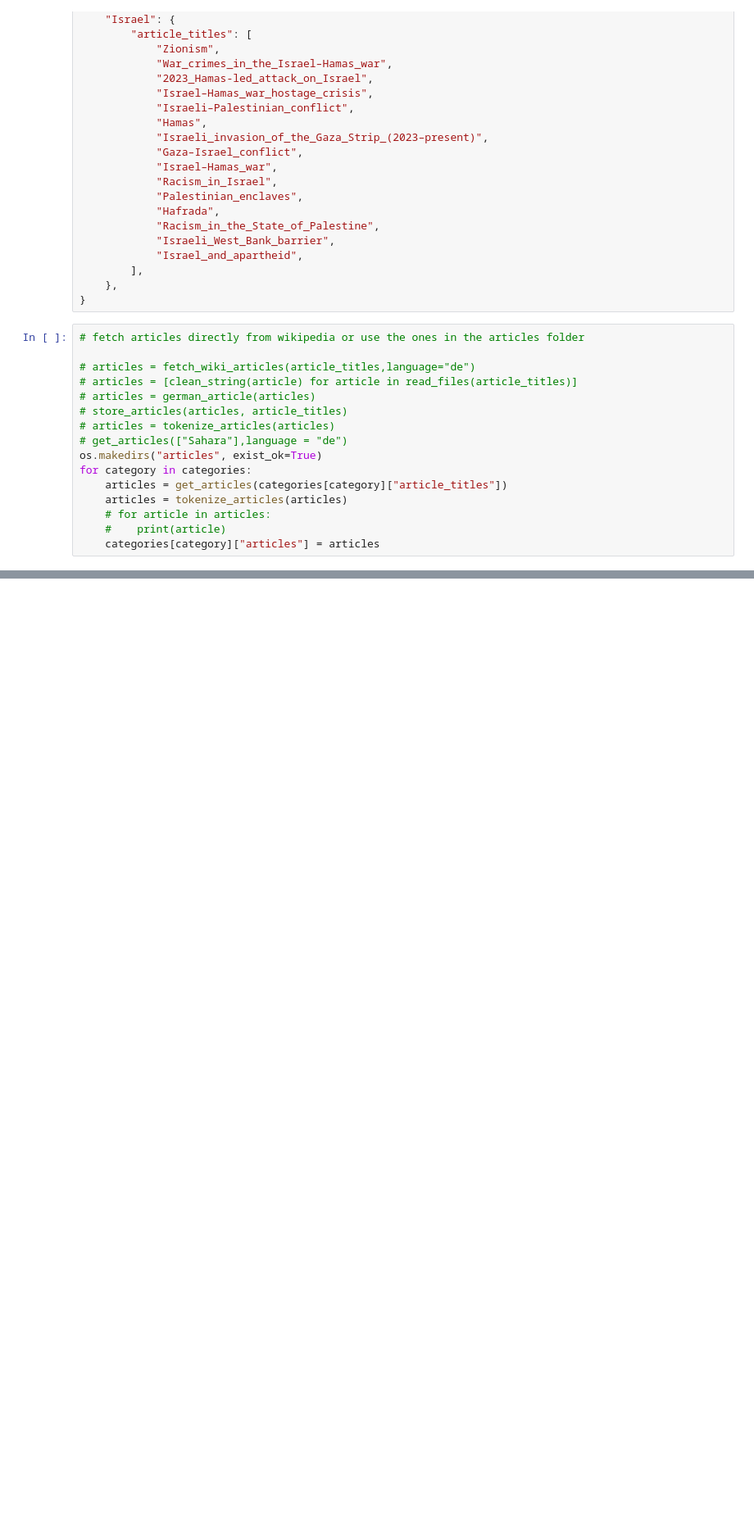
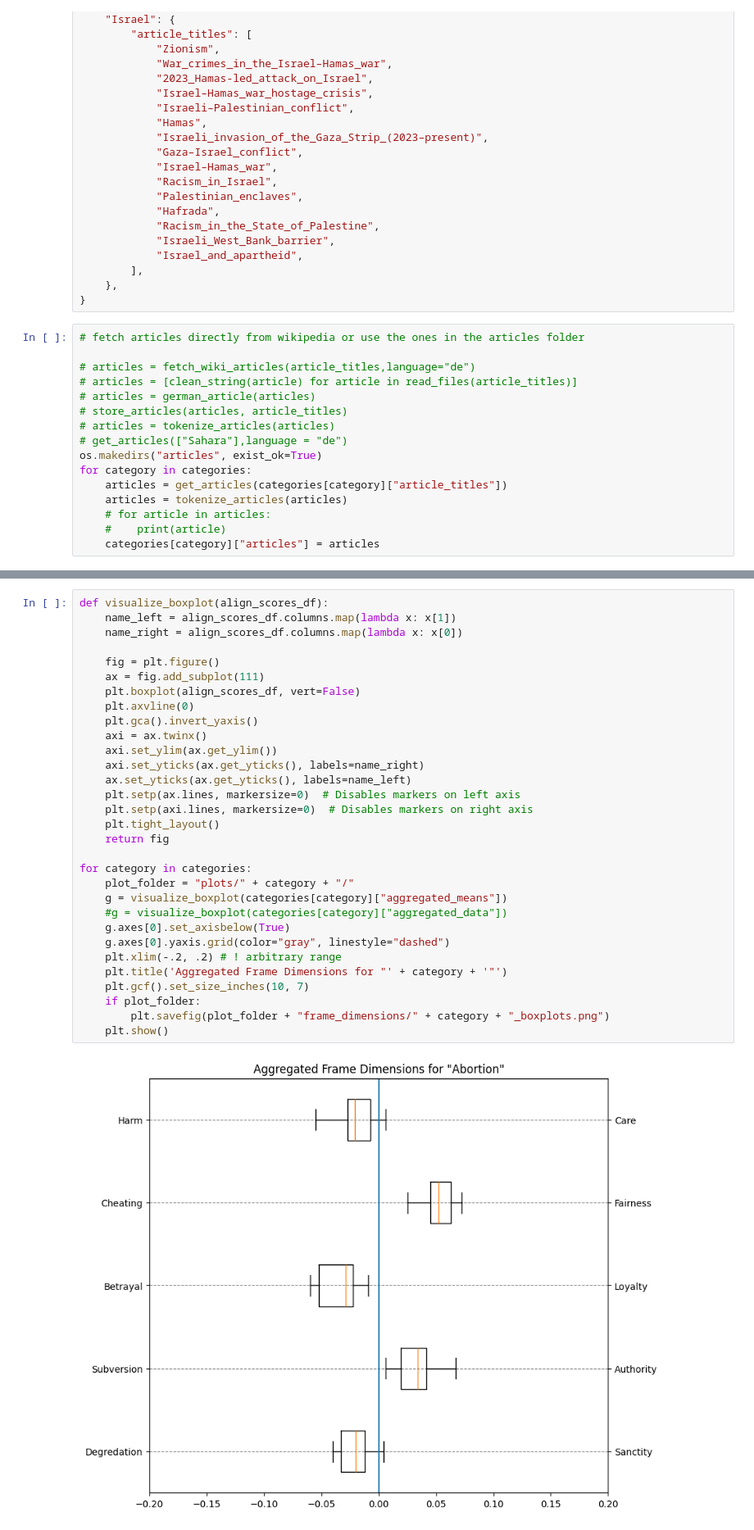
Before and after one commit to NicoOhler/wikipedia_framing_analysis, a Jupyter notebook: test.ipynb, the cells around one changed output, grey strips where cells are left out. Shown at 82% size. Drawn from its saved outputs; the diff is of its cells as text; blank space fills up the shorter version.

Commit message:
Visualize multiple articles using boxplots

```diff
--- a/test.ipynb
+++ b/test.ipynb
@@ -314,0 +330,33 @@ for category in categories:
+# %%
+def visualize_boxplot(align_scores_df):
+    name_left = align_scores_df.columns.map(lambda x: x[1])
+    name_right = align_scores_df.columns.map(lambda x: x[0])
+
+    fig = plt.figure()
+    ax = fig.add_subplot(111)
+    plt.boxplot(align_scores_df, vert=False)
+    plt.axvline(0)
+    plt.gca().invert_yaxis()
+    axi = ax.twinx()
+    axi.set_ylim(ax.get_ylim())
+    axi.set_yticks(ax.get_yticks(), labels=name_right)
+    ax.set_yticks(ax.get_yticks(), labels=name_left)
+    plt.setp(ax.lines, markersize=0)  # Disables markers on left axis
+    plt.setp(axi.lines, markersize=0)  # Disables markers on right axis
+    plt.tight_layout()
+    return fig
+
+for category in categories:
+    plot_folder = "plots/" + category + "/"
+    g = visualize_boxplot(categories[category]["aggregated_means"])
+    #g = visualize_boxplot(categories[category]["aggregated_data"])
+    g.axes[0].set_axisbelow(True)
+    g.axes[0].yaxis.grid(color="gray", linestyle="dashed")
+    plt.xlim(-.2, .2) # ! arbitrary range
+    plt.title('Aggregated Frame Dimensions for "' + category + '"')
+    plt.gcf().set_size_inches(10, 7)
+    if plot_folder:
+        plt.savefig(plot_folder + "frame_dimensions/" + category + "_boxplots.png")
+    plt.show()
+# %% [output]
+[figure, added]
```
Also changed, not shown: parts of 6 cells of this notebook, 20 other files.
